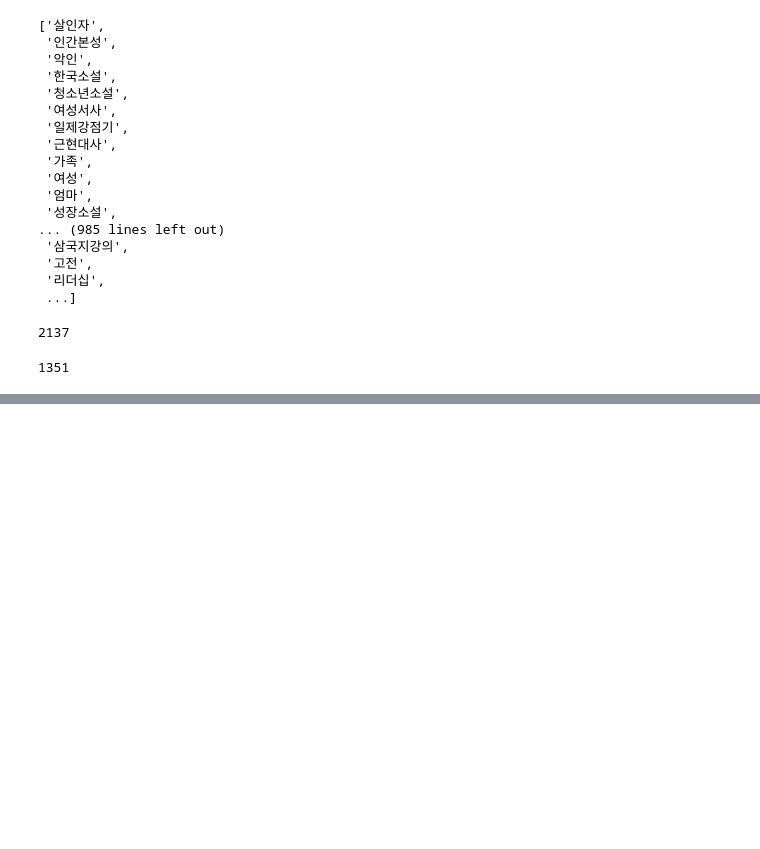
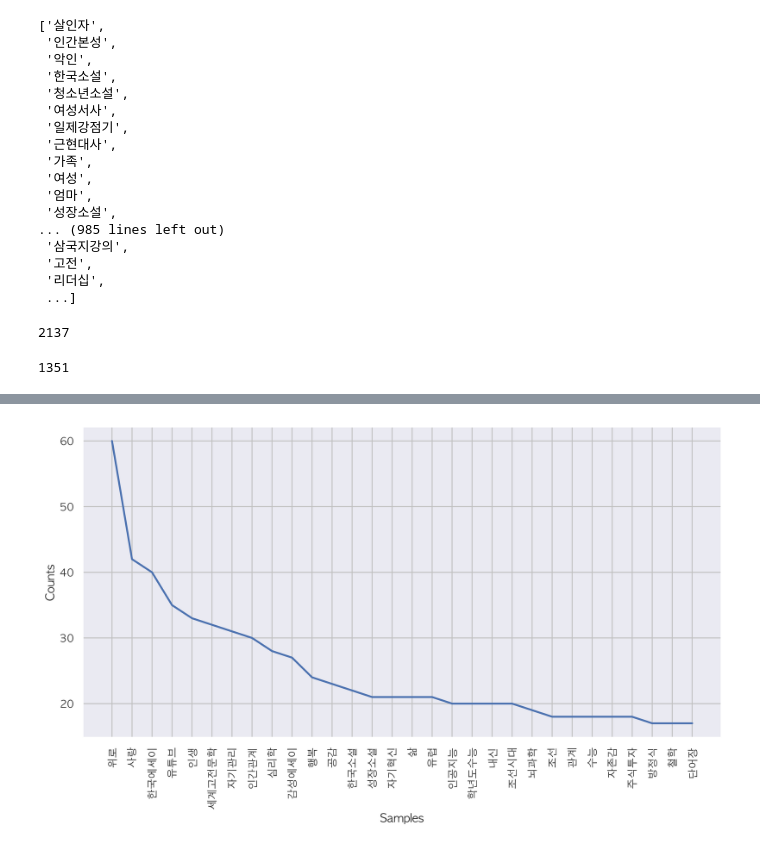
Before and after one commit to dk3059/ML_PROJECT, a Jupyter notebook: code/book_keyword_analysis.ipynb, the cells around one changed output, grey strips where cells are left out. Cells and saved outputs as stored; diff of their text form; code cells hidden in the pictures; blank space fills up the shorter version.

```diff
--- a/code/book_keyword_analysis.ipynb
+++ b/code/book_keyword_analysis.ipynb
@@ -270,0 +258,4 @@ plt.show()
+# %%
+# 주제와 키워드 합침
+com = keyword_temp + subject_temp
+com
@@ -270,0 +280,8 @@ plt.show()
+# %%
+# 단어 빈도 세기
+combination = nltk.Text(com, name='키워드')
+plt.figure(figsize=(12, 6))
+combination.plot(30)
+plt.show()
+# %% [output]
+[figure, added]
```
Also changed, not shown: parts of 9 cells of this notebook.
